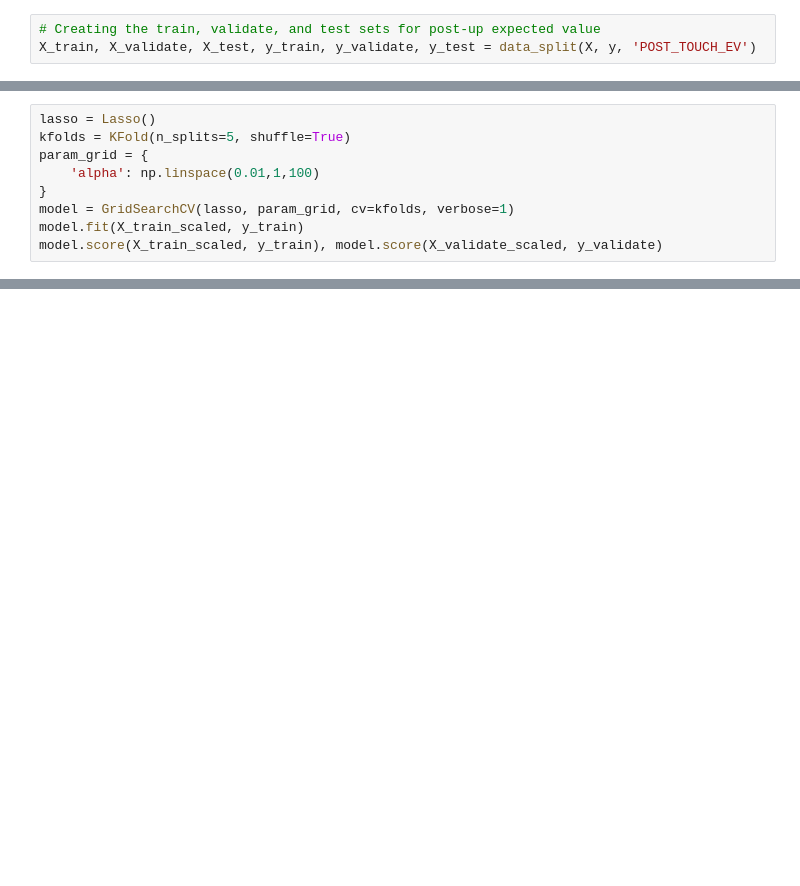
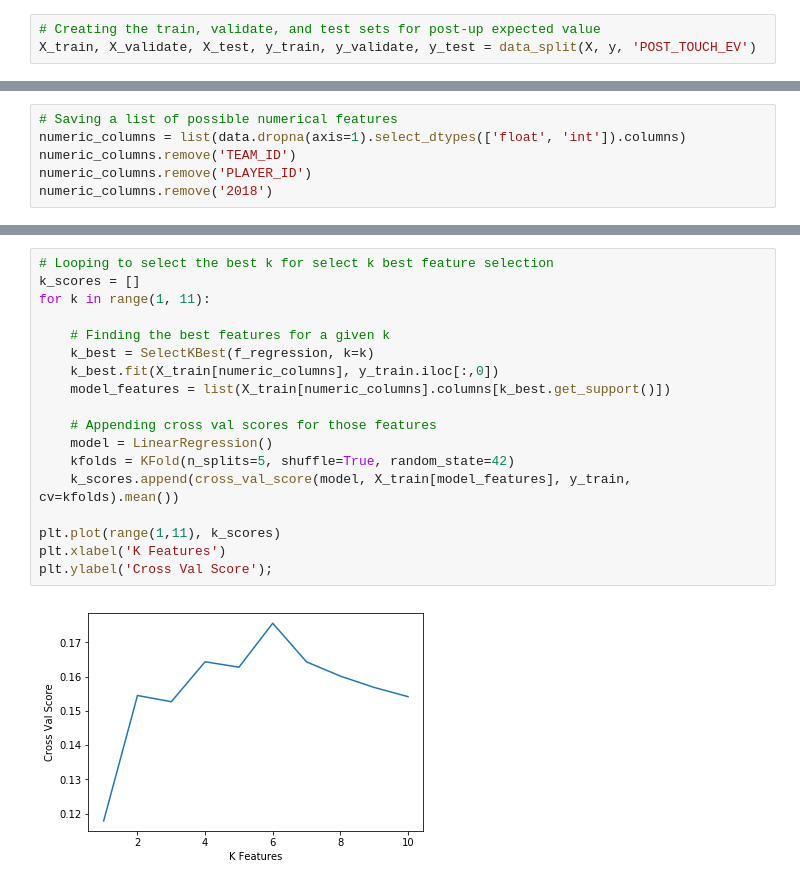
Before and after one commit to dtadmor/NBA-Player-Growth, a Jupyter notebook: Predicting Post Up EV.ipynb, the cells around one changed output, grey strips where cells are left out. Cells and saved outputs as stored; diff of their text form; blank space fills up the shorter version.

```diff
--- a/Predicting Post Up EV.ipynb
+++ b/Predicting Post Up EV.ipynb
@@ -217,9 +59,0 @@ Fitting 5 folds for each of 100 candidates, totalling 500 fits
-# %%
-lasso = Lasso()
-kfolds = KFold(n_splits=5, shuffle=True)
-param_grid = {
-    'alpha': np.linspace(0.01,1,100)
-}
-model = GridSearchCV(lasso, param_grid, cv=kfolds, verbose=1)
-model.fit(X_train_scaled, y_train)
-model.score(X_train_scaled, y_train), model.score(X_validate_scaled, y_validate)
@@ -431,0 +68,6 @@ ADD SOMEKIND OF PERCENT OF SHOTS THAT ARE 3'S OR PERCENT OF PULL UP SHOTS THAT A
+# %%
+# Saving a list of possible numerical features
+numeric_columns = list(data.dropna(axis=1).select_dtypes(['float', 'int']).columns)
+numeric_columns.remove('TEAM_ID')
+numeric_columns.remove('PLAYER_ID')
+numeric_columns.remove('2018')
@@ -431,0 +134,20 @@ ADD SOMEKIND OF PERCENT OF SHOTS THAT ARE 3'S OR PERCENT OF PULL UP SHOTS THAT A
+# %%
+# Looping to select the best k for select k best feature selection
+k_scores = []
+for k in range(1, 11):
+
+    # Finding the best features for a given k
+    k_best = SelectKBest(f_regression, k=k)
+    k_best.fit(X_train[numeric_columns], y_train.iloc[:,0])
+    model_features = list(X_train[numeric_columns].columns[k_best.get_support()])
+
+    # Appending cross val scores for those features
+    model = LinearRegression()
+    kfolds = KFold(n_splits=5, shuffle=True, random_state=42)
+    k_scores.append(cross_val_score(model, X_train[model_features], y_train, cv=kfolds).mean())
+
+plt.plot(range(1,11), k_scores)
+plt.xlabel('K Features')
+plt.ylabel('Cross Val Score');
+# %% [output]
+[figure, added]
```
Also changed, not shown: parts of 113 cells of this notebook, 7 other files.
